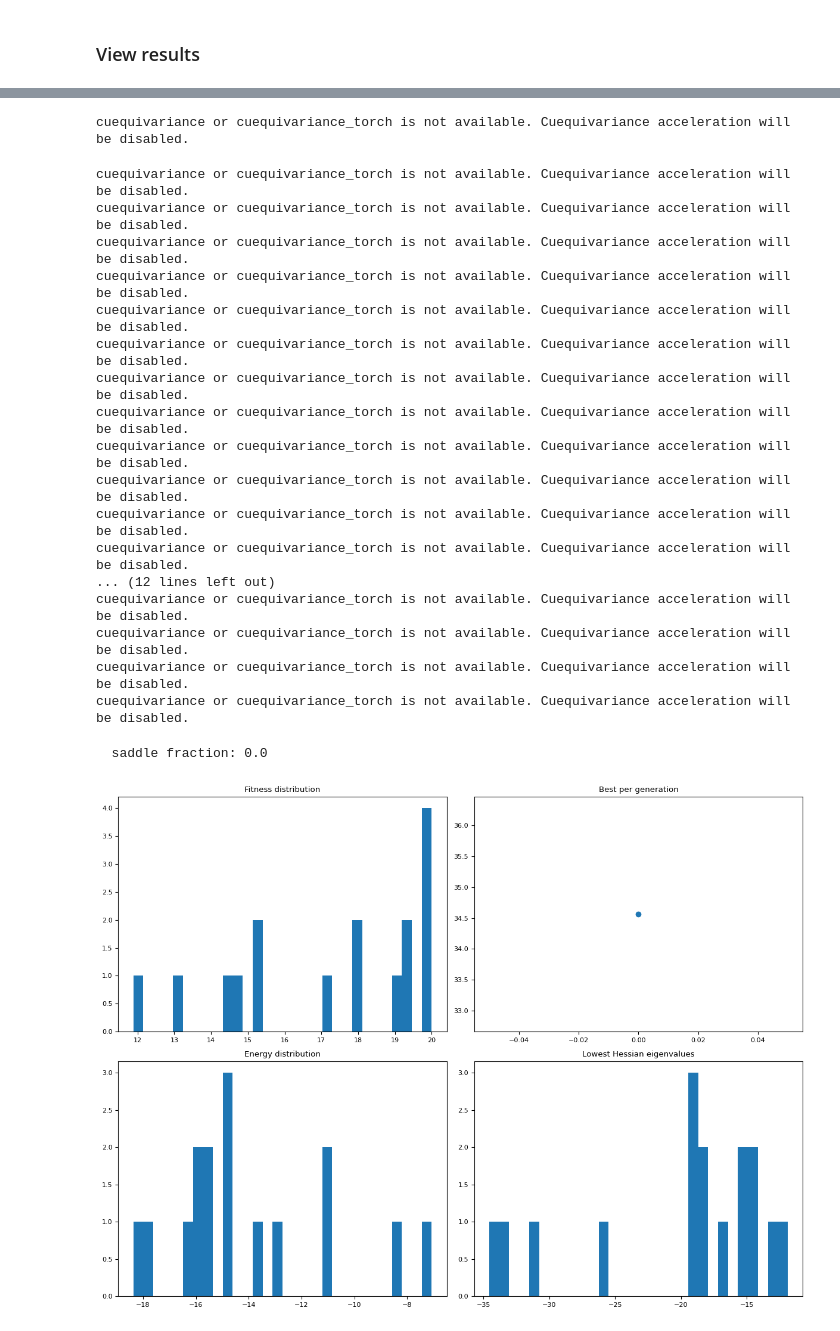
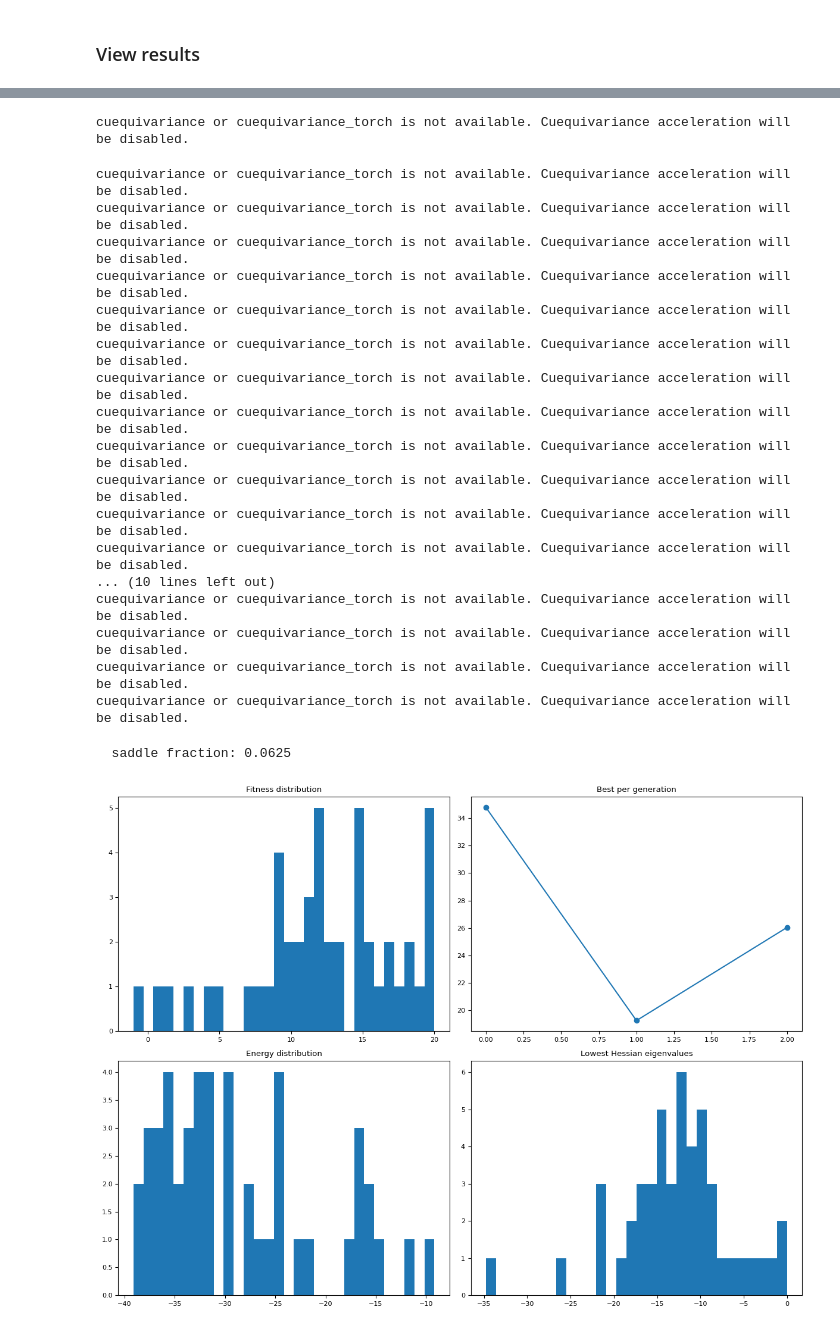
Before and after one commit to cimun/condevofm_ts_dev, a Jupyter notebook: dev.ipynb, the cells around one changed output, grey strips where cells are left out. Saved outputs shown, nothing was run; the diff lists cells and outputs as text; code cells hidden in the pictures.

```diff
--- a/dev.ipynb
+++ b/dev.ipynb
@@ -347,9 +691,9 @@ optimizer = Optimizer(
     founder_atoms=founder,
     constrainer=constrainer,
     calc="LJ",
-    optimizer=FIRE,
+    optimizer=Sella,
     fmax=0.001,
-    steps=10,
+    steps=100,
     logfile=None,
     multiproc=MULTIPROC,
     n_proc=16,
@@ -373,12 +717,12 @@ condition_obj = OriginCondition(
 es = CHARLX
 es_config = dict(
     x0=optimizer.free_positions,
-    constrainer=constrainer,   # CHARLX.__init__ expects 'constrainer'
-    optimizer=optimizer,       # CHARLX.__init__ expects 'optimizer'
+    constrainer=constrainer,
+    optimizer=optimizer,
     conditions=(condition_obj, KNNNoveltyCondition()),
     popsize=16,
-    n_gens=2,
-    sigma_init=0.1,
+    n_gens=3,
+    sigma_init=0.5,
     selection_pressure=20.0,
     elite_ratio=0.15,
     crossover_ratio=0.125,
@@ -1091,7 +946,7 @@ def analyze_es_results(
 results = analyze_es_results(
     h5_filename=h5_file,
     run_id=0,
-    last_gen_percent=0.1,
+    last_gen_percent=1.0,
     obj_params=optimizer.encode_params(),
     energy_tolerance=0.01,
     #extra_metrics={
@@ -1144,21 +998,21 @@ Energy groups found: 16
 Running saddle point diagnostics...
 cuequivariance or cuequivariance_torch is not available. Cuequivariance acceleration will be disabled.
 cuequivariance or cuequivariance_torch is not available. Cuequivariance acceleration will be disabled.
 cuequivariance or cuequivariance_torch is not available. Cuequivariance acceleration will be disabled.
 cuequivariance or cuequivariance_torch is not available. Cuequivariance acceleration will be disabled.
 cuequivariance or cuequivariance_torch is not available. Cuequivariance acceleration will be disabled.
 cuequivariance or cuequivariance_torch is not available. Cuequivariance acceleration will be disabled.
 cuequivariance or cuequivariance_torch is not available. Cuequivariance acceleration will be disabled.
 cuequivariance or cuequivariance_torch is not available. Cuequivariance acceleration will be disabled.
 cuequivariance or cuequivariance_torch is not available. Cuequivariance acceleration will be disabled.
 cuequivariance or cuequivariance_torch is not available. Cuequivariance acceleration will be disabled.
 cuequivariance or cuequivariance_torch is not available. Cuequivariance acceleration will be disabled.
 cuequivariance or cuequivariance_torch is not available. Cuequivariance acceleration will be disabled.
 cuequivariance or cuequivariance_torch is not available. Cuequivariance acceleration will be disabled.
-... (12 lines left out)
+... (10 lines left out)
 cuequivariance or cuequivariance_torch is not available. Cuequivariance acceleration will be disabled.
 cuequivariance or cuequivariance_torch is not available. Cuequivariance acceleration will be disabled.
 cuequivariance or cuequivariance_torch is not available. Cuequivariance acceleration will be disabled.
 cuequivariance or cuequivariance_torch is not available. Cuequivariance acceleration will be disabled.
-  saddle fraction: 0.0
+  saddle fraction: 0.0625
-[figure, old version]
+[figure, new version]
```
Also changed, not shown: parts of 8 cells of this notebook.
